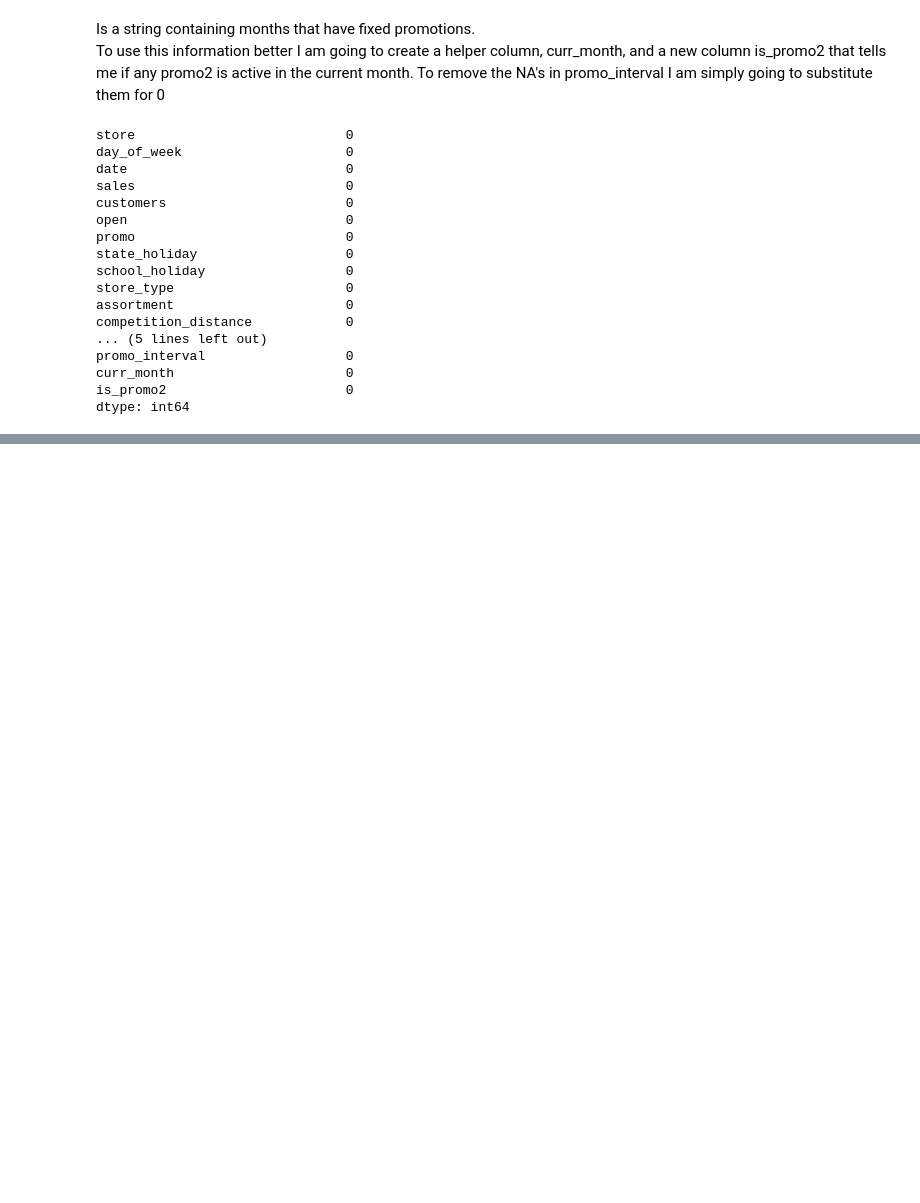
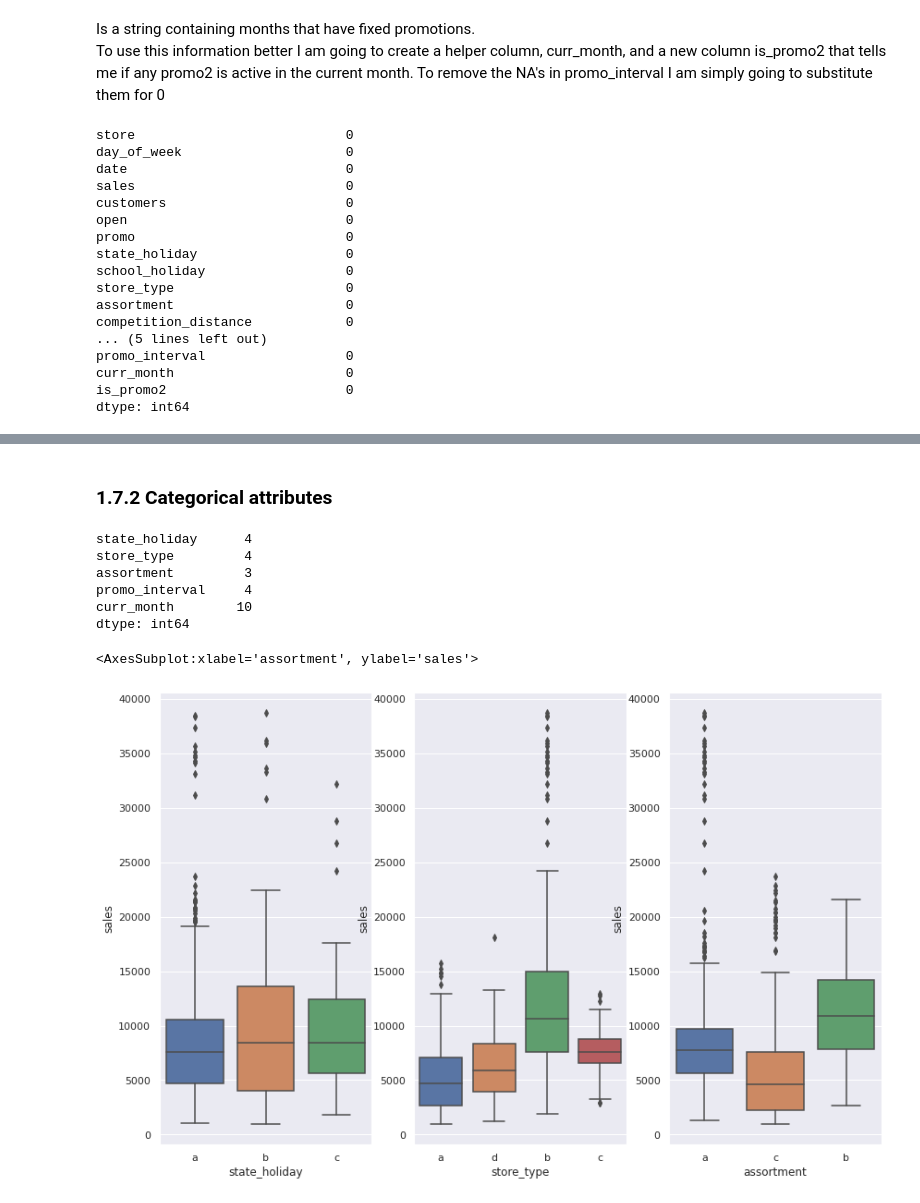
Before and after one commit to RaviCampos/ds_in_production, a Jupyter notebook: store_sales_predictions.ipynb, the cells around one changed output, grey strips where cells are left out. Cells and saved outputs as stored; diff of their text form; code cells hidden in the pictures; blank space fills up the shorter version.

Commit message:
end of the first section

```diff
--- a/store_sales_predictions.ipynb
+++ b/store_sales_predictions.ipynb
@@ -255,0 +362,29 @@ dtype: int64
+# %% [markdown]
+### 1.7.2 Categorical attributes
+# %%
+# how many unique attributes
+cat_attributes.apply(lambda x: x.unique().shape[0])
+# %% [output]
+state_holiday      4
+store_type         4
+assortment         3
+promo_interval     4
+curr_month        10
+dtype: int64
+# %%
+# filtering out the days that had not have holidays (0) and the sales that were 0, the data that happend in days
+# that the stores were closed, possibly that closed during the holiday
+aux1 = df1[(df1["state_holiday"] != "0") & (df1["sales"] > 0)]
+
+# plt.subplot to separete the screen and 1, 3, 1 => 1 line, 3 columns, this one in the first position
+plt.subplot(1, 3, 1)
+sns.boxplot( x="state_holiday", y="sales", data=aux1)
+
+plt.subplot(1, 3, 2)
+sns.boxplot( x="store_type", y="sales", data=aux1)
+
+plt.subplot(1, 3, 3)
+sns.boxplot( x="assortment", y="sales", data=aux1)
+# %% [output]
+<AxesSubplot:xlabel='assortment', ylabel='sales'>
+[figure, added]
```
Also changed, not shown: parts of 12 cells of this notebook.
